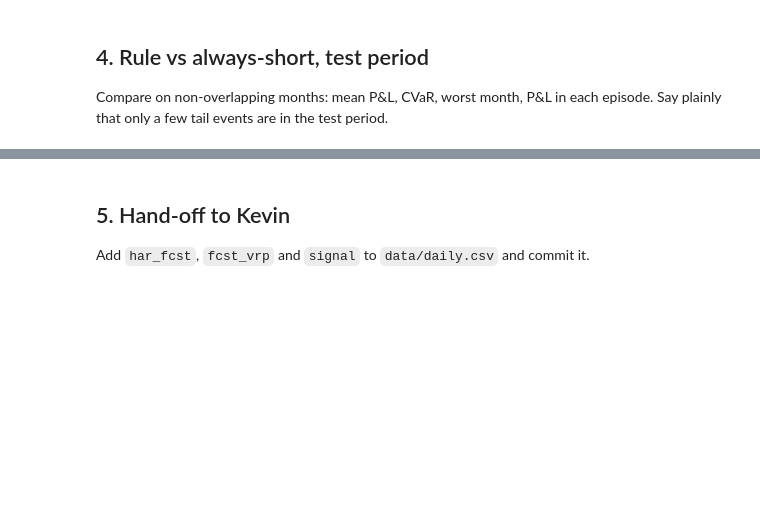
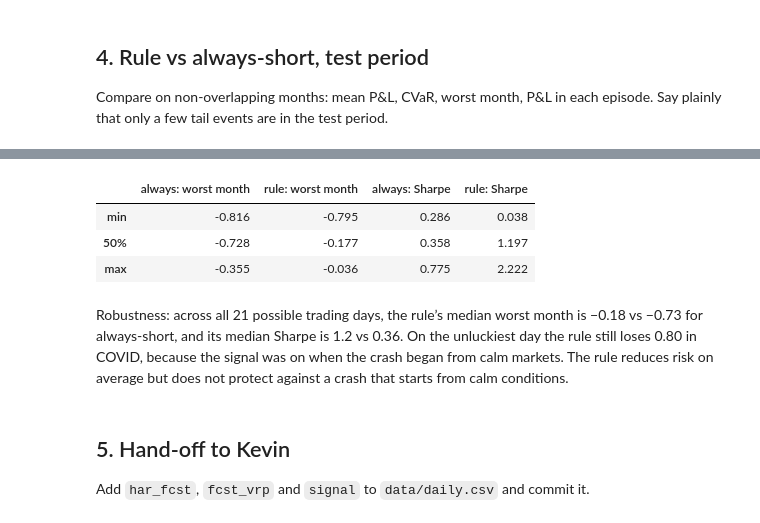
Before and after one commit to Sagar-DU/volatility-risk-premium, a Jupyter notebook: notebooks/03_har_forecast.ipynb, the cells around one changed output, grey strips where cells are left out. Drawn from its saved outputs; the diff is of its cells as text; code cells hidden in the pictures; blank space fills up the shorter version.

```diff
--- a/notebooks/03_har_forecast.ipynb
+++ b/notebooks/03_har_forecast.ipynb
@@ -89,3 +152,20 @@ Compare on non-overlapping months: mean P&L, CVaR, worst month, P&L in each epis
+# %%
+test = df.loc['2016':].dropna(subset=['vrp'])
+rob = []
+for k in range(21):          # every possible trading day in the month
+    mk = test.iloc[k::21]
+    rule = mk['vrp'].where(mk['signal'], 0.0)
+    rob.append({'always: worst month': mk['vrp'].min(), 'rule: worst month': rule.min(),
+                'always: Sharpe': np.sqrt(12) * mk['vrp'].mean() / mk['vrp'].std(),
+                'rule: Sharpe': np.sqrt(12) * rule.mean() / rule.std()})
+display(pd.DataFrame(rob).describe().loc[['min', '50%', 'max']].round(3))
+# %% [output]
+|  | always: worst month | rule: worst month | always: Sharpe | rule: Sharpe |
+| min | -0.816 | -0.795 | 0.286 | 0.038 |
+| 50% | -0.728 | -0.177 | 0.358 | 1.197 |
+| max | -0.355 | -0.036 | 0.775 | 2.222 |
+# %% [markdown]
+Robustness: across all 21 possible trading days, the rule’s median worst month is −0.18 vs −0.73 for always-short, and its median Sharpe is 1.2 vs 0.36. On the unluckiest day the rule still loses 0.80 in COVID, because the signal was on when the crash began from calm markets. The rule reduces risk on average but does not protect against a crash that starts from calm conditions.
 # %% [markdown]
 ## 5. Hand-off to Kevin
 Add `har_fcst`, `fcst_vrp` and `signal` to `data/daily.csv` and commit it.
```
Also changed, not shown: parts of 3 cells of this notebook, 5 other files.
